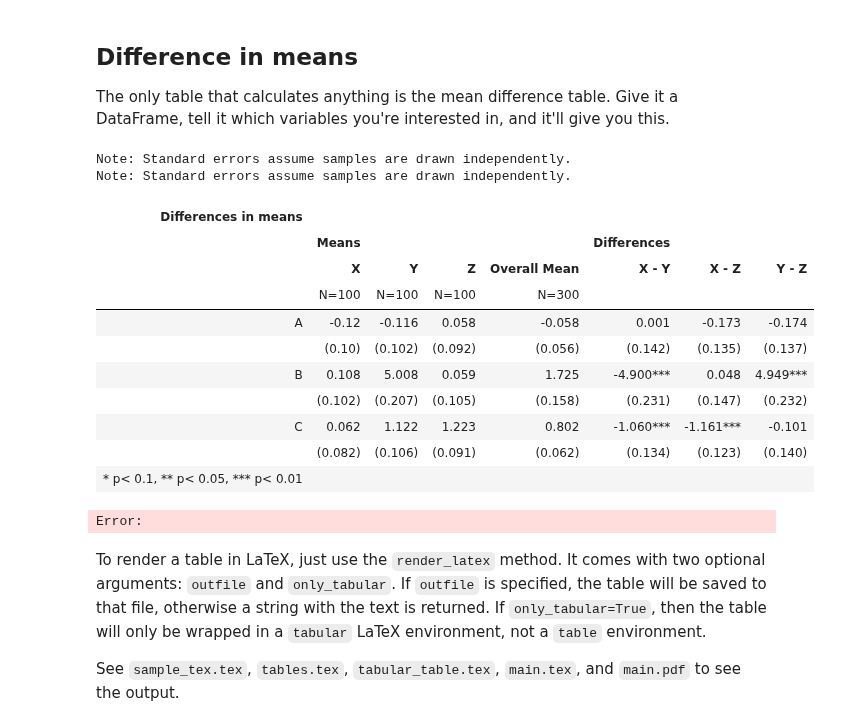
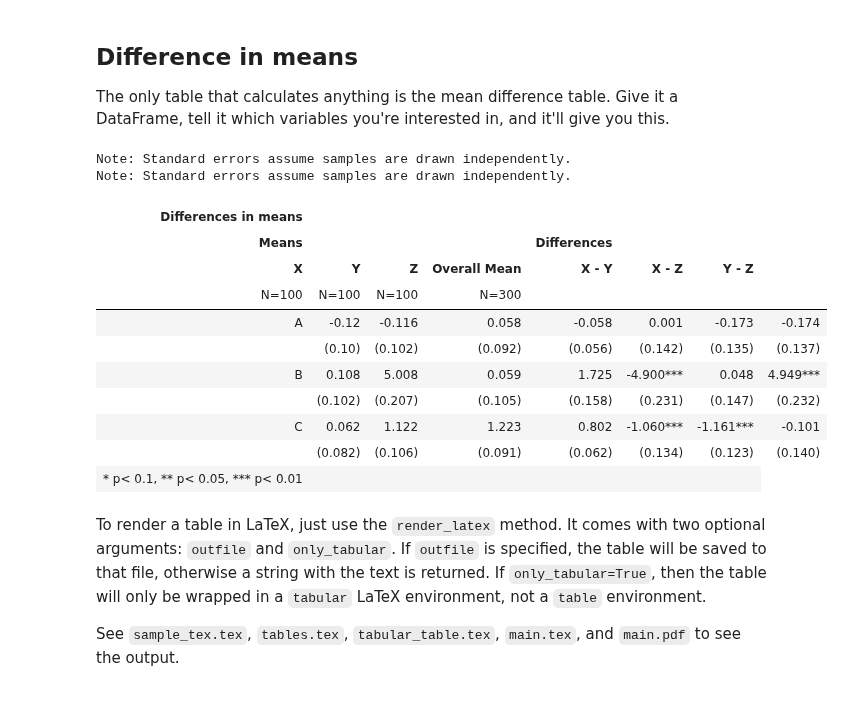
Before and after one commit to andersonfrailey/statstables, a Jupyter notebook: samplenotebook.ipynb, the cells around one changed output. Cells and saved outputs as stored; diff of their text form; code cells hidden in the pictures.

Commit message:
add parameter tests; new example table; remove extra comments; implement reset_params

```diff
--- a/samplenotebook.ipynb
+++ b/samplenotebook.ipynb
@@ -63,30 +60,29 @@ The only table that calculates anything is the mean difference table. Give it a
 # %%
 table1 = tables.MeanDifferenceTable(
     df=df,
     var_list=["A", "B", "C"],
     group_var="group",
     diff_pairs=[("X", "Y"), ("X", "Z"), ("Y", "Z")],
 )
 table1.caption = "Differences in means"
 table1.label = "table:differencesinmeans"
-table1.caption_location = "top"
+table1.table_params["caption_location"] = "top"
 table1.custom_formatters({("A", "X"): lambda x: f"{x:.2f}"})
 table1
 # %% [output]
 Note: Standard errors assume samples are drawn independently.
 Note: Standard errors assume samples are drawn independently.
-| Differences in means |  |  |  |  |  |  |  |
-|  | Means |  |  |  | Differences |  |  |
-|  | X | Y | Z | Overall Mean | X - Y | X - Z | Y - Z |
-|  | N=100 | N=100 | N=100 | N=300 |  |  |  |
+| Differences in means |  |  |  |  |  |  |
+| Means |  |  |  | Differences |  |  |
+| X | Y | Z | Overall Mean | X - Y | X - Z | Y - Z |
+| N=100 | N=100 | N=100 | N=300 |  |  |  |
 | A | -0.12 | -0.116 | 0.058 | -0.058 | 0.001 | -0.173 | -0.174 |
 |  | (0.10) | (0.102) | (0.092) | (0.056) | (0.142) | (0.135) | (0.137) |
 | B | 0.108 | 5.008 | 0.059 | 1.725 | -4.900*** | 0.048 | 4.949*** |
 |  | (0.102) | (0.207) | (0.105) | (0.158) | (0.231) | (0.147) | (0.232) |
 | C | 0.062 | 1.122 | 1.223 | 0.802 | -1.060*** | -1.161*** | -0.101 |
 |  | (0.082) | (0.106) | (0.091) | (0.062) | (0.134) | (0.123) | (0.140) |
-| * p< 0.1, ** p< 0.05, *** p< 0.01 |  |  |  |  |  |  |  |
+| * p< 0.1, ** p< 0.05, *** p< 0.01 |  |  |  |  |  |  |
-Error:
 # %% [markdown]
 To render a table in LaTeX, just use the `render_latex` method. It comes with two optional arguments: `outfile` and `only_tabular`. If `outfile` is specified, the table will be saved to that file, otherwise a string with the text is returned. If `only_tabular=True`, then the table will only be wrapped in a `tabular` LaTeX environment, not a `table` environment.
 
```
Also changed, not shown: parts of 23 cells of this notebook, 10 other files.
